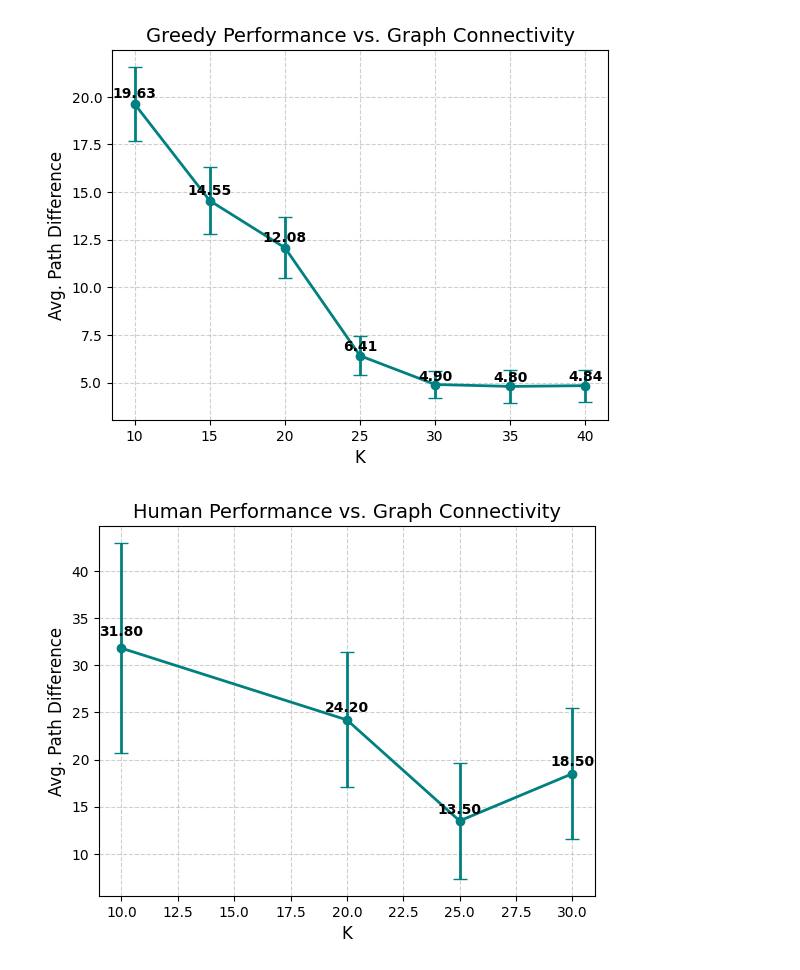
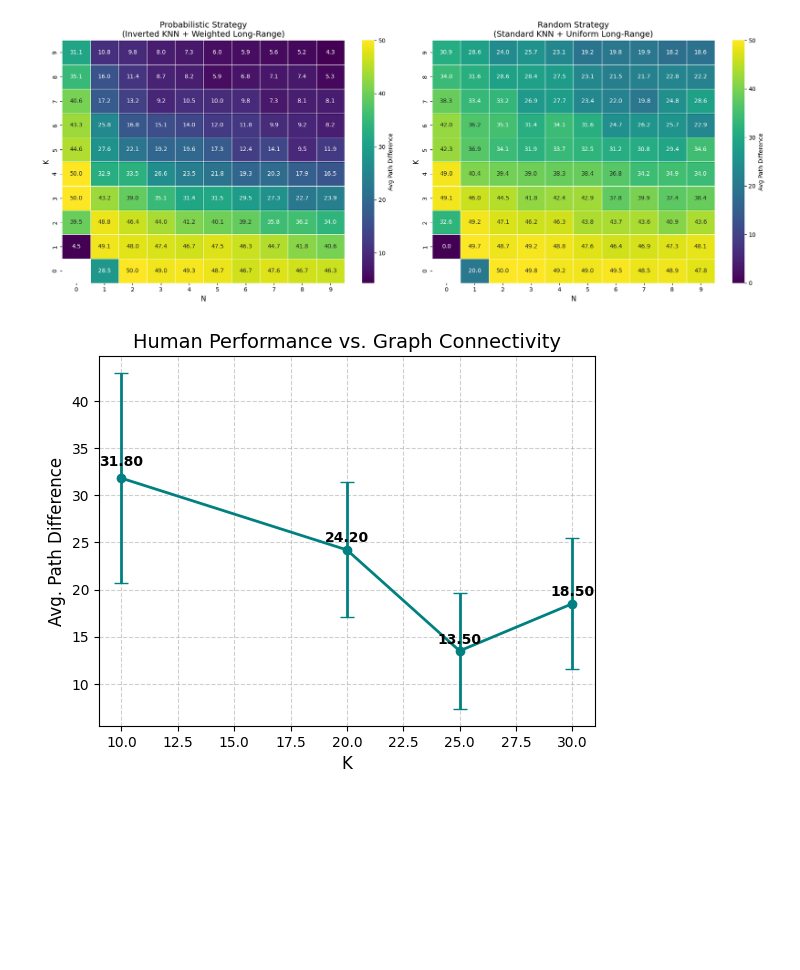
Before and after one commit to ngoguened/IndStudy, a Jupyter notebook: 10kwords/greedy_results.ipynb, the cells around one changed output. Cells and saved outputs as stored; diff of their text form; code cells hidden in the pictures; blank space fills up the shorter version.

Commit message:
implement graph generation algorithms using probabilistic and uniform random connections

```diff
--- a/10kwords/greedy_results.ipynb
+++ b/10kwords/greedy_results.ipynb
@@ -177,34 +73,51 @@ Logging results to: data/greedy_results.csv
 # %%
-greedy_results = pd.read_csv("data/greedy_results.csv")
-greedy_results['diff'] = greedy_results['diff'].replace(-1, 50)
-plot_data = greedy_results.groupby('k_nn')['diff'].mean()
-plot_errors = greedy_results.groupby('k_nn')['diff'].sem()
+df_prob = pd.read_csv("data/greedy_results_prob.csv")
+df_knn = pd.read_csv("data/greedy_results_knn.csv")
 
-plt.errorbar(x=plot_data.index,
-             y=plot_data.values,
-             yerr=plot_errors.values,
-             fmt='-o',
-             color='teal',
-             linewidth=2,
-             markersize=6,
-             capsize=5,
-             label='Mean Diff')
+def prepare_heatmap_data(df):
+    df = df.copy()
+    df = df[df['k_nn'] < 10]
+    df = df[df['n_long'] < 10]
 
-for x, y in zip(plot_data.index, plot_data.values):
-    plt.text(x, y + 0.15 + (plot_errors[x] * 0.1),
-             f'{y:.2f}',
-             ha='center',
-             fontweight='bold',
-             color='black')
+    df['diff_adj'] = df['diff'].replace(-1, 50)
 
-plt.title('Greedy Performance vs. Graph Connectivity', fontsize=14)
-plt.xlabel('K', fontsize=12)
-plt.ylabel('Avg. Path Difference', fontsize=12)
-plt.grid(True, linestyle='--', alpha=0.6)
+    heatmap_data = df.groupby(['k_nn', 'n_long'])['diff_adj'].mean().reset_index()
 
+    pivot_table = heatmap_data.pivot(index='k_nn', columns='n_long', values='diff_adj')
+
+    pivot_table = pivot_table.sort_index(ascending=False)
+
+    return pivot_table
+
+pivot_prob = prepare_heatmap_data(df_prob)
+pivot_knn = prepare_heatmap_data(df_knn)
+
+fig, axes = plt.subplots(1, 2, figsize=(18, 7))
+
+heatmap_args = {
+    'cmap': 'viridis',
+    'annot': True,
+    'fmt': '.1f',
+    'linewidths': 0.5,
+    'cbar_kws': {'label': 'Avg Path Difference'}
+}
+
+# Heatmap 1: Probabilistic
+sns.heatmap(pivot_prob, ax=axes[0], **heatmap_args)
+axes[0].set_title('Probabilistic Strategy\n(Inverted KNN + Weighted Long-Range)', fontsize=14)
+axes[0].set_ylabel('K', fontsize=12)
+axes[0].set_xlabel('N', fontsize=12)
+
+# Heatmap 2: Random
+sns.heatmap(pivot_knn, ax=axes[1], **heatmap_args)
+axes[1].set_title('Random Strategy\n(Standard KNN + Uniform Long-Range)', fontsize=14)
+axes[1].set_ylabel('K', fontsize=12)
+axes[1].set_xlabel('N', fontsize=12)
+
+plt.tight_layout()
 plt.show()
 # %% [output]
-[figure, old version]
+[figure, new version]
 # %%
 human_results = pd.read_csv("data/human_results.csv")
 human_results['diff'] = human_results['diff'].replace(-1, 50)
```
Also changed, not shown: parts of 3 cells of this notebook, 3 other files.
